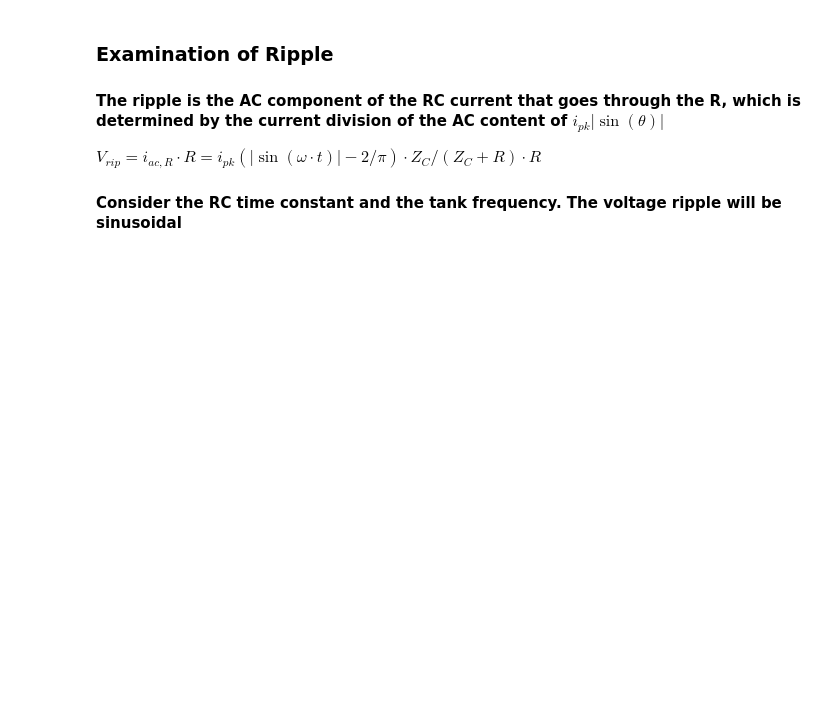
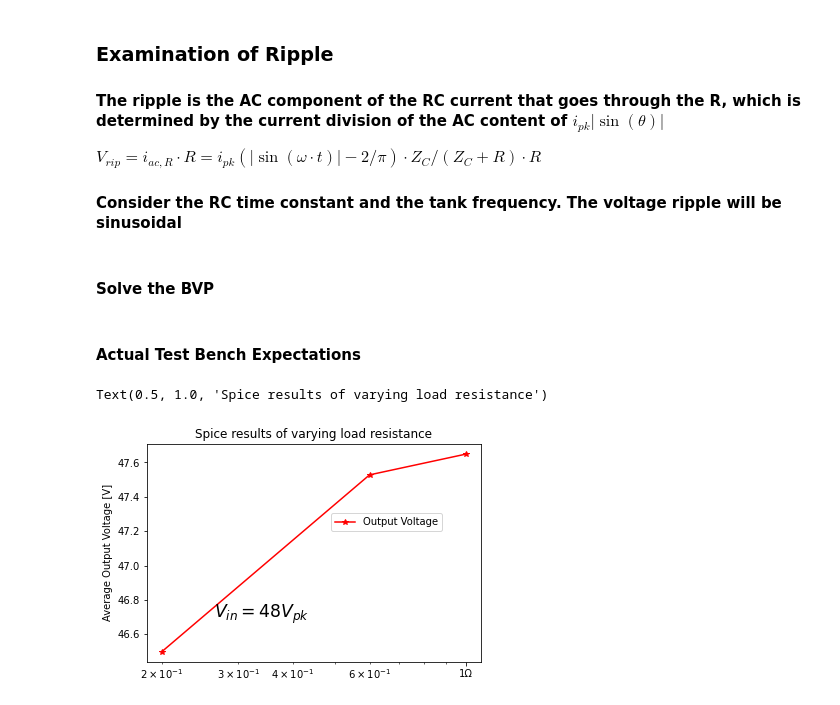
Before and after one commit to ninja-lab/PowerElectronics, a Jupyter notebook: RectifiedSinusoidTimeDomain.ipynb, the cells around one changed output. Saved outputs shown, nothing was run; the diff lists cells and outputs as text; code cells hidden in the pictures; blank space fills up the shorter version.

```diff
--- a/RectifiedSinusoidTimeDomain.ipynb
+++ b/RectifiedSinusoidTimeDomain.ipynb
@@ -353,0 +466,36 @@ g(np.array([1,2,3]),np.ones(3)*2)
+# %% [markdown]
+#### Solve the BVP
+# %% [markdown]
+#### Actual Test Bench Expectations
+# %%
+raw = os.path.join(path_to_raw+'Rectifier_Test9.log')
+data = LTSpiceLogReader(raw,step_set ={})
+rload = data['rload']
+voavg = data['voavg']
+pout = data['pout']
+iinpkpk = data['iinpkpk']
+vcrespkpk = data['vcrespkpk']
+df = pd.DataFrame({'rload':rload, 'voavg':voavg, 'pout':pout, 'vcrespkpk':vcrespkpk, 'tankcurrent':iinpkpk})
+df.to_csv(path_or_buf=path_to_raw+'SpiceTankSimulation.csv')
+# %%
+
+fix, ax = plt.subplots(1,1)
+ax.set_xscale('log')
+ax.plot(rload, voavg ,marker='*', label='Output Voltage', color='red')
+major_formatter= EngFormatter(unit='\u03A9', places=0, sep='')
+ax.xaxis.set_major_formatter(major_formatter)
+#ax2 = ax.twinx()
+#ax2.plot(rload ,cload, marker='^', label='load capacitance')
+#major_formatter= EngFormatter(unit='F', places=1, sep='')
+#ax2.yaxis.set_major_formatter(major_formatter)
+ax.legend(loc=(.55,.6))
+#ax2.legend(loc=(.55,.5))
+#ax2.set_yscale('log')
+ax.set_ylabel('Average Output Voltage [V]')
+#ax2.set_ylabel('Load Capacitance [F]')
+ax.annotate(r'$V_{in} = 48V_{pk}$', (.2,.2), xycoords='axes fraction', fontsize='xx-large')
+ax.set_title(r'Spice results of varying load resistance')
+#ax.yaxis.set_major_formatter(EngFormatter(unit='03A9', places=1, sep=''))
+# %% [output]
+Text(0.5, 1.0, 'Spice results of varying load resistance')
+[figure, added]
```
Also changed, not shown: parts of 26 cells of this notebook, 12 other files.
